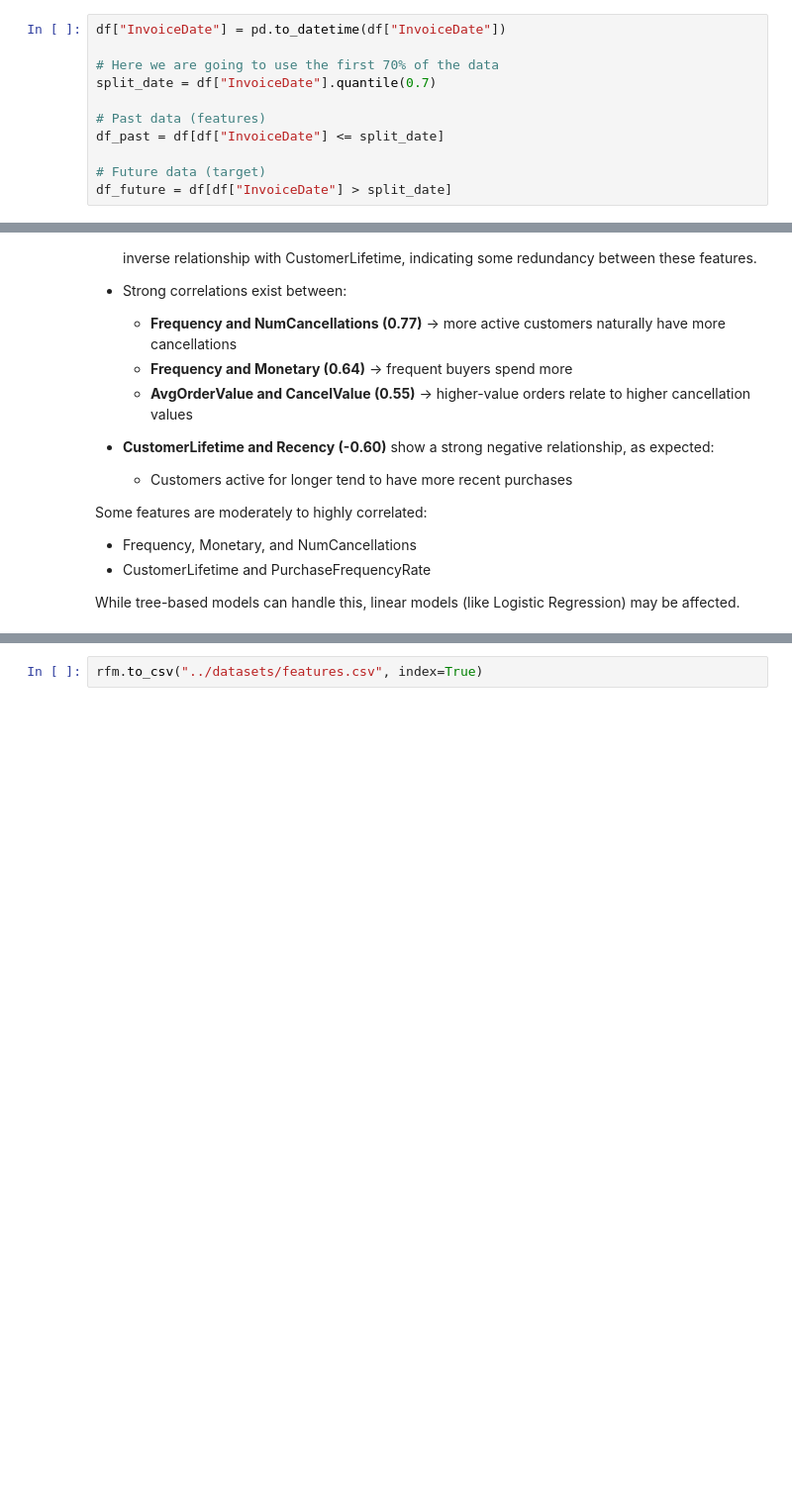
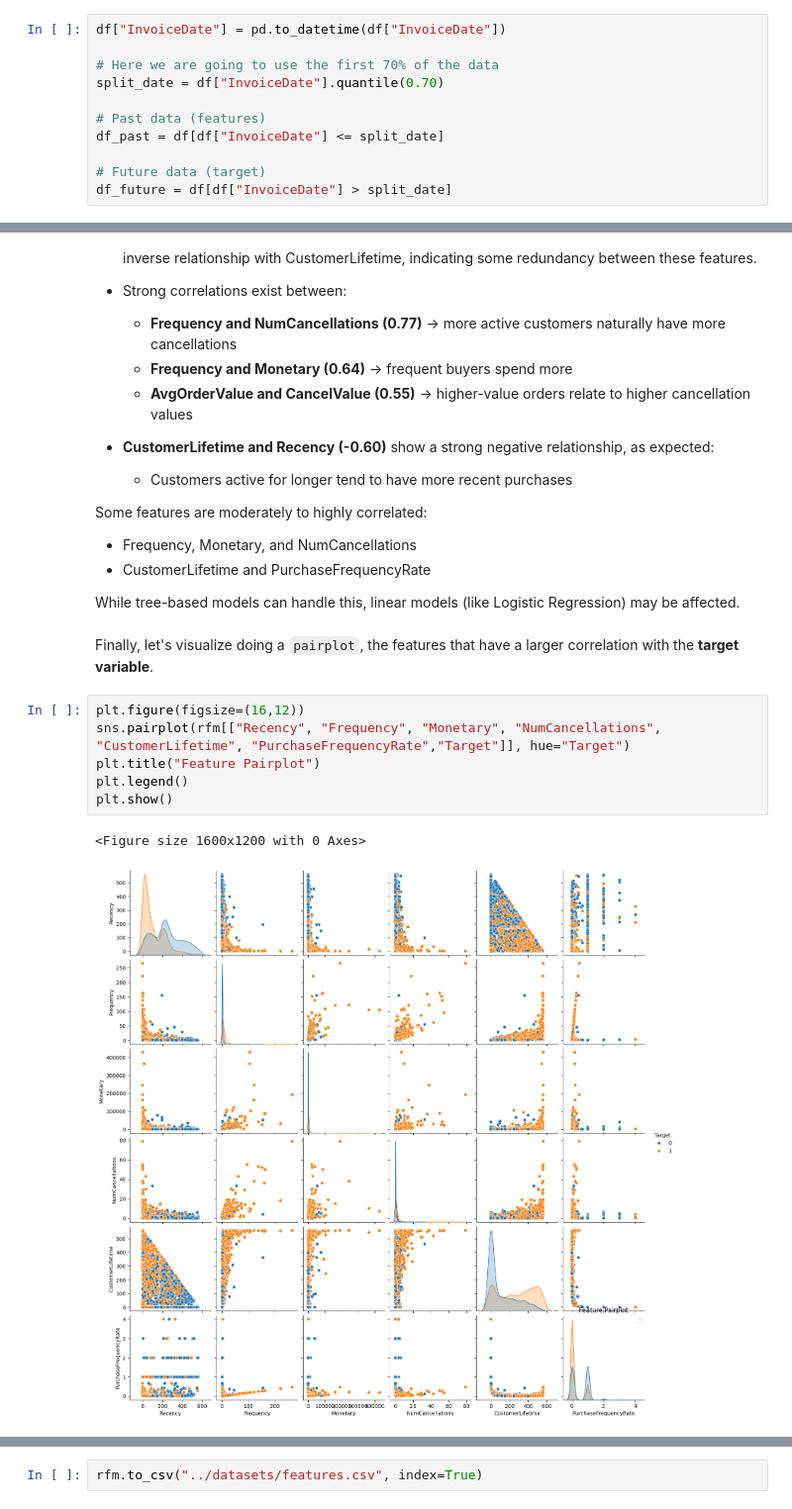
Before and after one commit to EnricPH/Evolve_ML_Project, a Jupyter notebook: notebooks/03_feature_engineering.ipynb, the cells around one changed output, grey strips where cells are left out. Shown at 99% size. Cells and saved outputs as stored; diff of their text form; blank space fills up the shorter version.

```diff
--- a/notebooks/03_feature_engineering.ipynb
+++ b/notebooks/03_feature_engineering.ipynb
@@ -67,7 +62,7 @@ Therefore, we build a dataset where:
 df["InvoiceDate"] = pd.to_datetime(df["InvoiceDate"])
 
 # Here we are going to use the first 70% of the data
-split_date = df["InvoiceDate"].quantile(0.7)
+split_date = df["InvoiceDate"].quantile(0.70)
 
 # Past data (features)
 df_past = df[df["InvoiceDate"] <= split_date]
@@ -211,3 +206,14 @@ Some features are moderately to highly correlated:
 - CustomerLifetime and PurchaseFrequencyRate
 
 While tree-based models can handle this, linear models (like Logistic Regression) may be affected.
+# %% [markdown]
+Finally, let's visualize doing a `pairplot`, the features that have a larger correlation with the **target variable**.
+# %%
+plt.figure(figsize=(16,12))
+sns.pairplot(rfm[["Recency", "Frequency", "Monetary", "NumCancellations", "CustomerLifetime", "PurchaseFrequencyRate","Target"]], hue="Target")
+plt.title("Feature Pairplot")
+plt.legend()
+plt.show()
+# %% [output]
+<Figure size 1600x1200 with 0 Axes>
+[figure, added]
```
Also changed, not shown: parts of 2 cells of this notebook, 11 other files.
